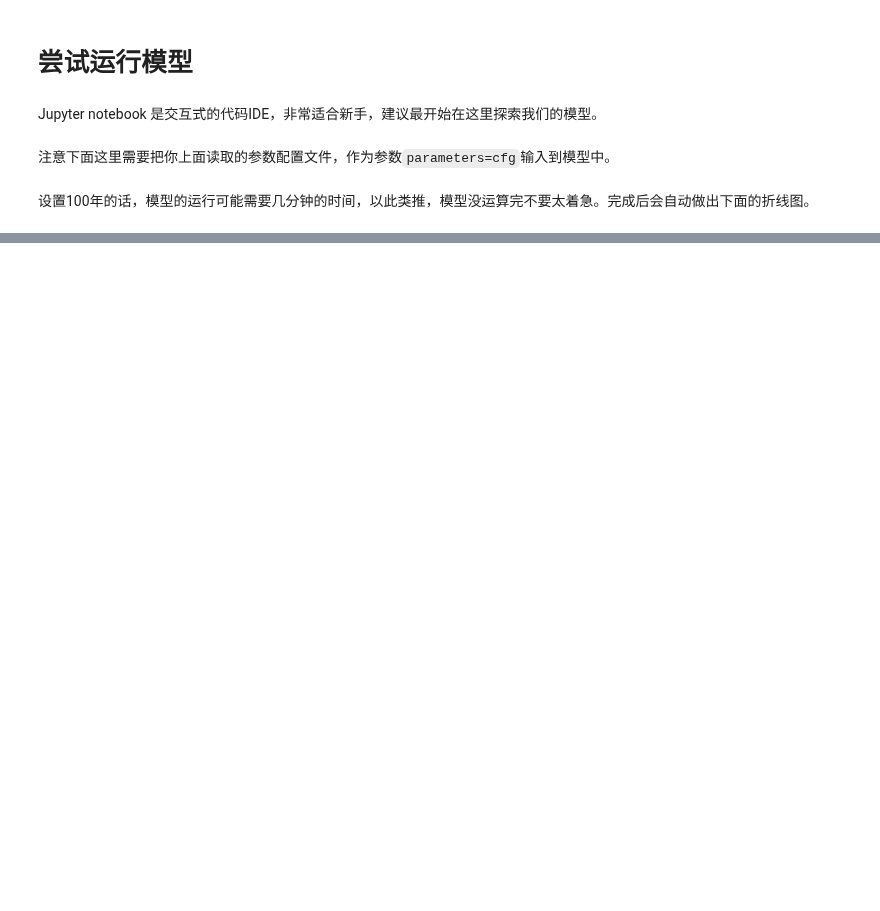
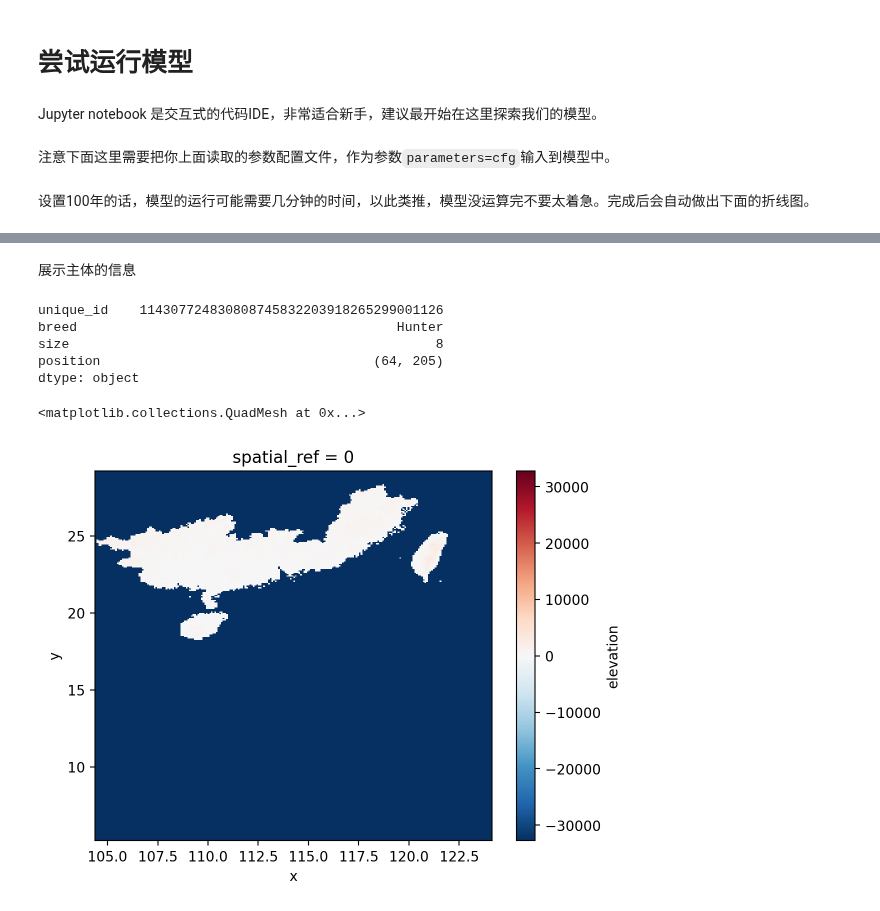
Before and after one commit to SongshGeo/South-China-Livehood-Evolution, a Jupyter notebook: docs/demo.ipynb, the cells around one changed output, grey strips where cells are left out. Drawn from its saved outputs; the diff is of its cells as text; code cells hidden in the pictures; blank space fills up the shorter version.

Commit message:
feat(modules): :sparkles: plot spatial heatmap

```diff
--- a/docs/demo.ipynb
+++ b/docs/demo.ipynb
@@ -35,0 +36,16 @@ model.run_model()
+# %% [markdown]
+展示主体的信息
+# %%
+agent = model.agents.to_list().random_choose()
+agent.report()
+# %% [output]
+unique_id    114307724830808745832203918265299001126
+breed                                         Hunter
+size                                               8
+position                                   (64, 205)
+dtype: object
+# %%
+model.nature.dem.get_xarray("elevation").plot()
+# %% [output]
+<matplotlib.collections.QuadMesh at 0x...>
+[figure, added]
```
Also changed, not shown: parts of 2 cells of this notebook, 4 other files.
